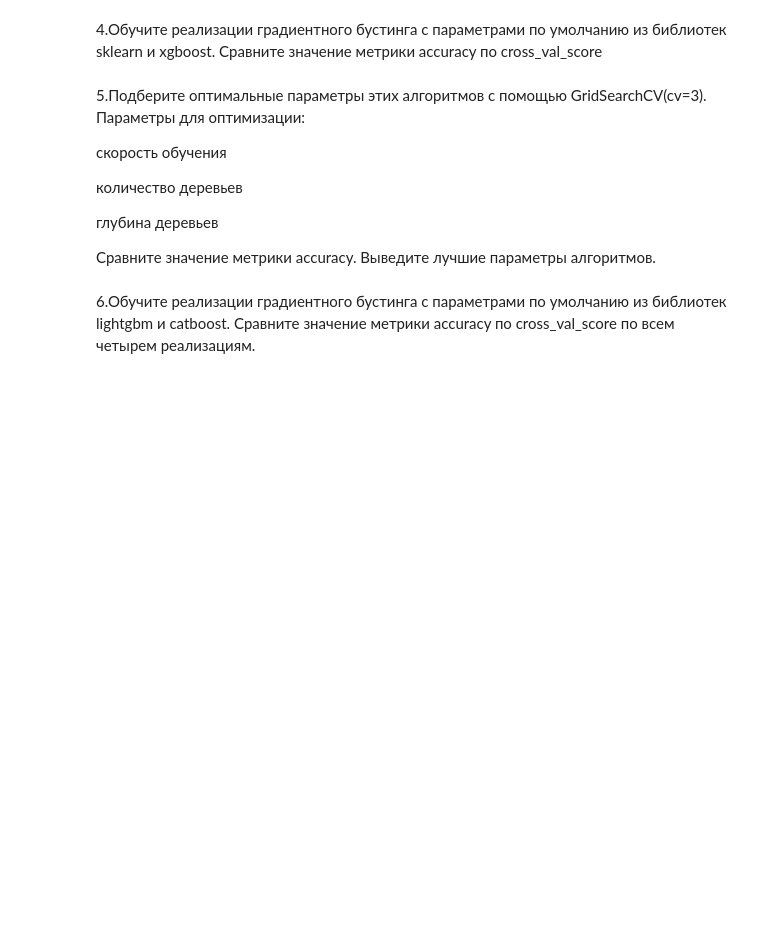
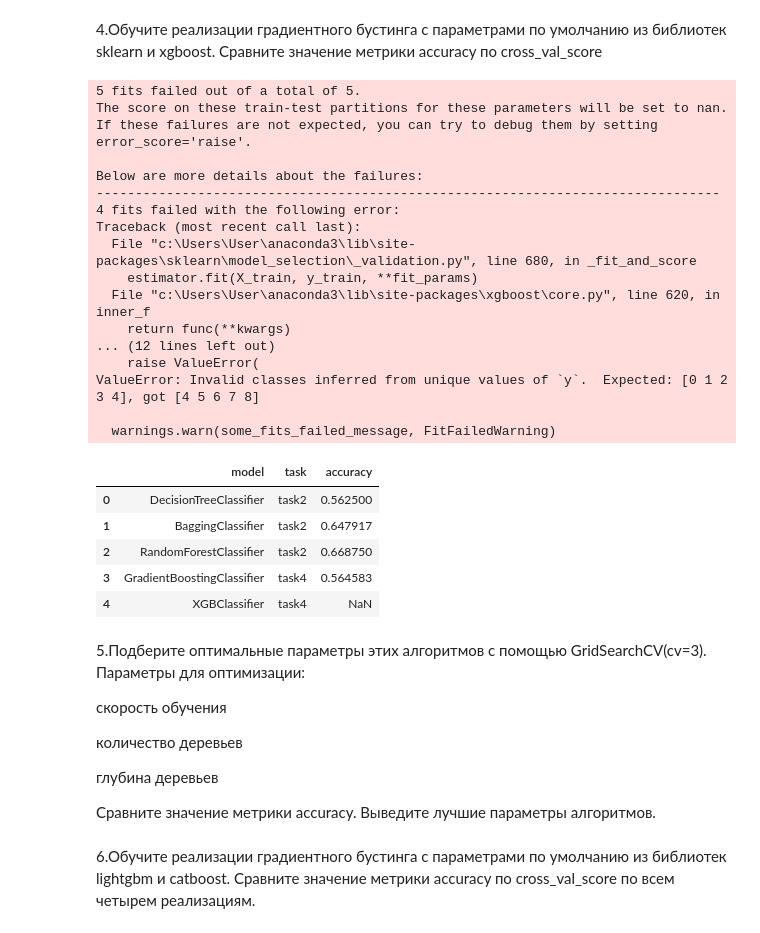
Before and after one commit to omutninsk/ml_3, a Jupyter notebook: HW_4_ML.ipynb, the cells around one changed output. Saved outputs shown, nothing was run; the diff lists cells and outputs as text; code cells hidden in the pictures; blank space fills up the shorter version.

```diff
--- a/HW_4_ML.ipynb
+++ b/HW_4_ML.ipynb
@@ -59,3 +117,55 @@ results.loc[4] = ['XGBClassifier', 'task4', acc_xgboost]
+# %%
+
+
+### Ваш код ###
+
+acc_sklearn = 0
+acc_xgboost = 0
+
+from sklearn.ensemble import GradientBoostingClassifier
+import xgboost as xgb
+from sklearn.model_selection import cross_val_score
+
+gb = GradientBoostingClassifier()
+gb.fit(X_train, y_train)
+acc_sklearn = cross_val_score(gb, X_test, y_test, cv=5, scoring="accuracy").mean()
+
+xgb_model = xgb.XGBClassifier()
+
+from sklearn.preprocessing import LabelEncoder
+le = LabelEncoder()
+y_train = le.fit_transform(y_train)
+
+xgb_model.fit(X_train, y_train)
+acc_xgboost = cross_val_score(xgb_model, X_test, y_test, cv=5, scoring="accuracy").mean()
+
+results.loc[3] = ['GradientBoostingClassifier', 'task4', acc_sklearn]
+results.loc[4] = ['XGBClassifier', 'task4', acc_xgboost]
+results
+# %% [output]
+5 fits failed out of a total of 5.
+The score on these train-test partitions for these parameters will be set to nan.
+If these failures are not expected, you can try to debug them by setting error_score='raise'.
+
+Below are more details about the failures:
+--------------------------------------------------------------------------------
+4 fits failed with the following error:
+Traceback (most recent call last):
+  File "c:\Users\User\anaconda3\lib\site-packages\sklearn\model_selection\_validation.py", line 680, in _fit_and_score
+    estimator.fit(X_train, y_train, **fit_params)
+  File "c:\Users\User\anaconda3\lib\site-packages\xgboost\core.py", line 620, in inner_f
+    return func(**kwargs)
+... (12 lines left out)
+    raise ValueError(
+ValueError: Invalid classes inferred from unique values of `y`.  Expected: [0 1 2 3 4], got [4 5 6 7 8]
+
+  warnings.warn(some_fits_failed_message, FitFailedWarning)
+|  | model | task | accuracy |
+| 0 | DecisionTreeClassifier | task2 | 0.562500 |
+| 1 | BaggingClassifier | task2 | 0.647917 |
+| 2 | RandomForestClassifier | task2 | 0.668750 |
+| 3 | GradientBoostingClassifier | task4 | 0.564583 |
+| 4 | XGBClassifier | task4 | NaN |
 # %% [markdown]
 5.Подберите оптимальные параметры этих алгоритмов с помощью GridSearchCV(cv=3).
 Параметры для оптимизации:
```
Also changed, not shown: parts of 7 cells of this notebook.
